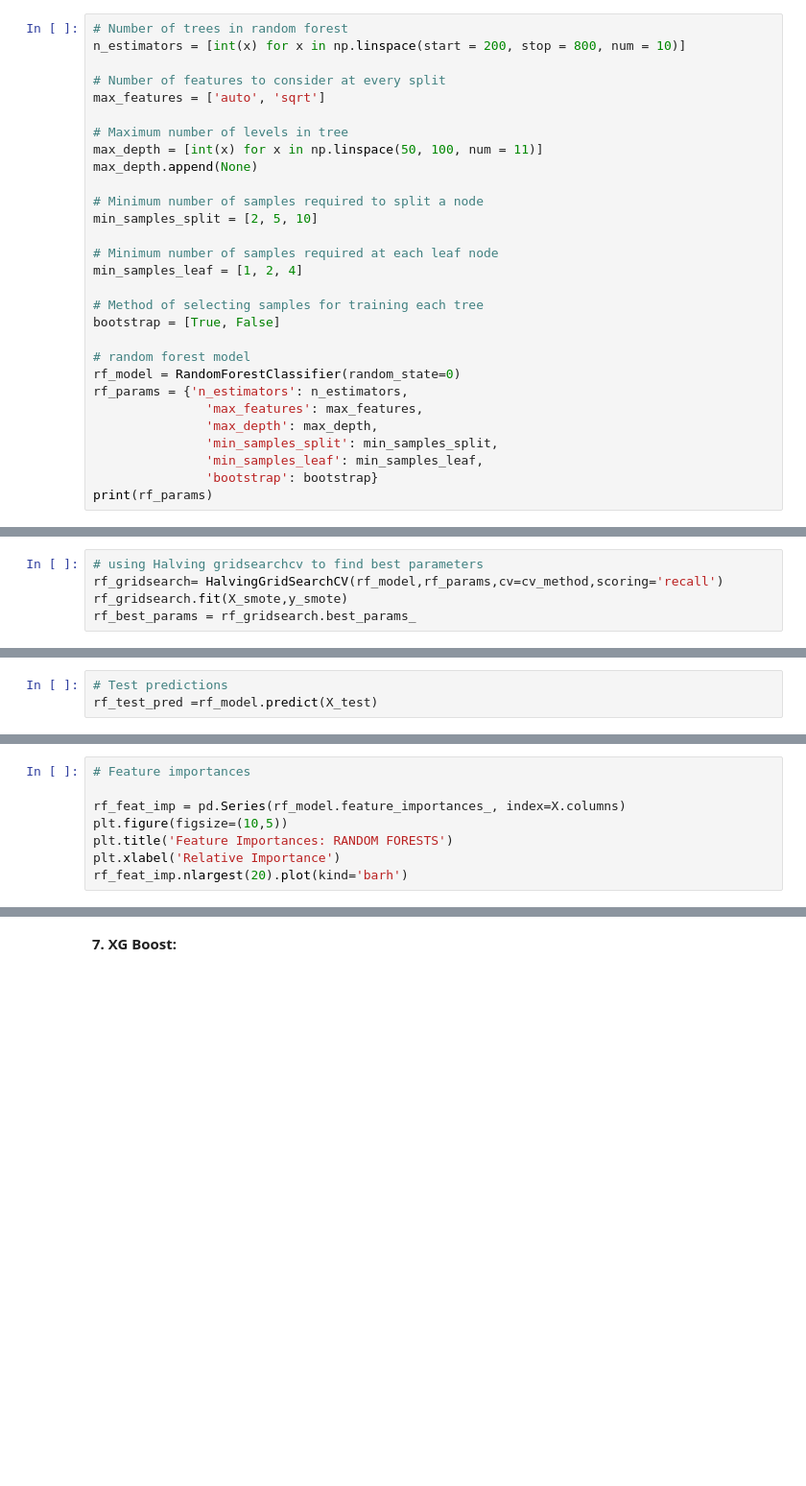
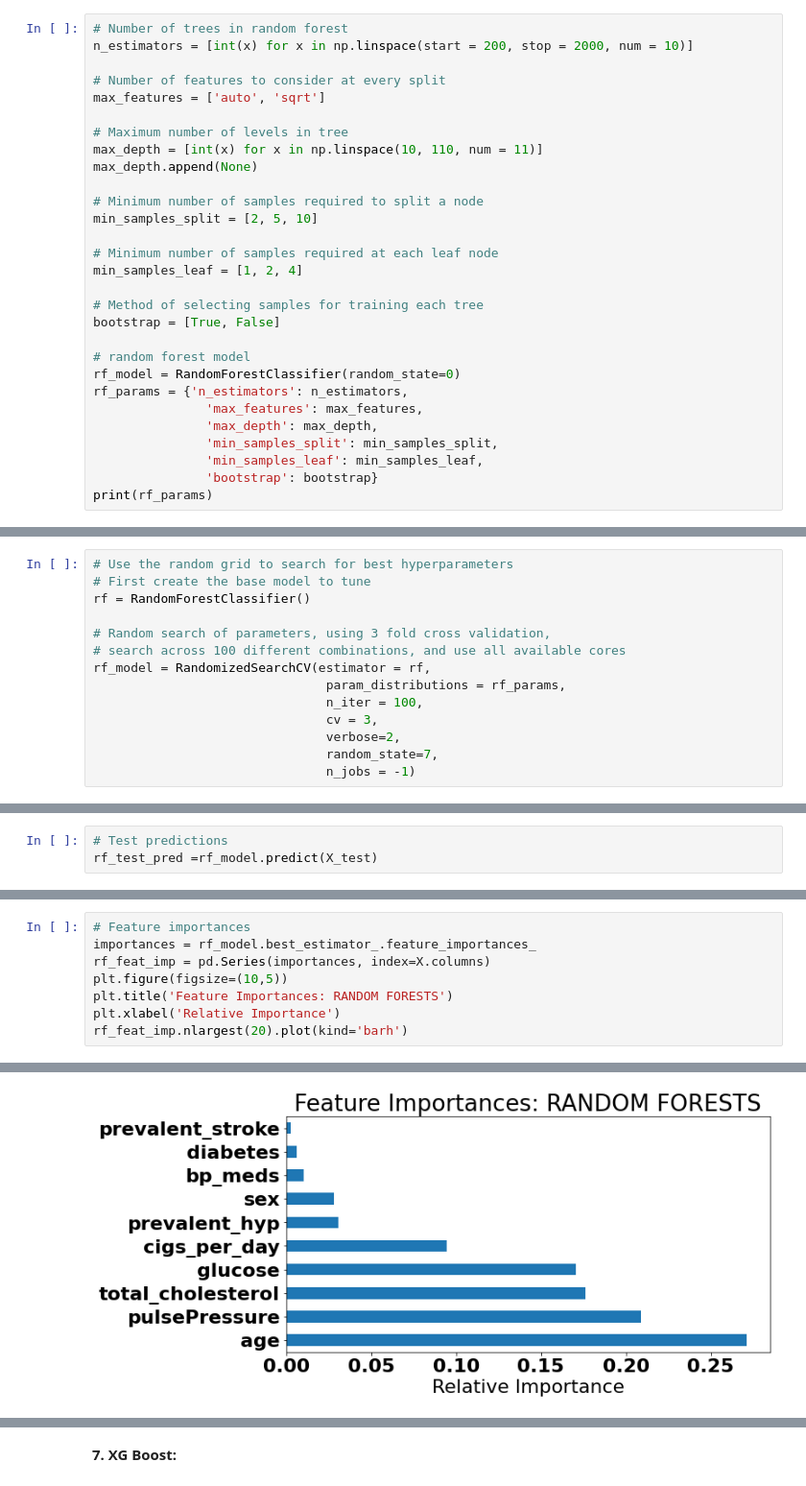
Before and after one commit to Mayank0195/Capstone_Project_ML_Classification, a Jupyter notebook: Cardiovascular_Risk_Prediction_Capstone_Project.ipynb, the cells around one changed output, grey strips where cells are left out. Shown at 96% size. Cells and saved outputs as stored; diff of their text form; blank space fills up the shorter version.

```diff
--- a/Cardiovascular_Risk_Prediction_Capstone_Project.ipynb
+++ b/Cardiovascular_Risk_Prediction_Capstone_Project.ipynb
@@ -1829,12 +1851,12 @@ from sklearn.ensemble import RandomForestClassifier
 # %%
 # Number of trees in random forest
-n_estimators = [int(x) for x in np.linspace(start = 200, stop = 800, num = 10)]
+n_estimators = [int(x) for x in np.linspace(start = 200, stop = 2000, num = 10)]
 
 # Number of features to consider at every split
 max_features = ['auto', 'sqrt']
 
 # Maximum number of levels in tree
-max_depth = [int(x) for x in np.linspace(50, 100, num = 11)]
+max_depth = [int(x) for x in np.linspace(10, 110, num = 11)]
 max_depth.append(None)
 
 # Minimum number of samples required to split a node
@@ -1863,5 +1881,0 @@ from sklearn.model_selection import HalvingGridSearchCV
-# %%
-# using Halving gridsearchcv to find best parameters
-rf_gridsearch= HalvingGridSearchCV(rf_model,rf_params,cv=cv_method,scoring='recall')
-rf_gridsearch.fit(X_smote,y_smote)
-rf_best_params = rf_gridsearch.best_params_
@@ -1878,3 +1882,17 @@ rf_model = RandomForestClassifier(n_estimators=rf_best_params['n_estimators'],
+# %%
+# Use the random grid to search for best hyperparameters
+# First create the base model to tune
+rf = RandomForestClassifier()
+
+# Random search of parameters, using 3 fold cross validation,
+# search across 100 different combinations, and use all available cores
+rf_model = RandomizedSearchCV(estimator = rf,
+                               param_distributions = rf_params,
+                               n_iter = 100,
+                               cv = 3,
+                               verbose=2,
+                               random_state=7,
+                               n_jobs = -1)
 # %%
 # fit
 rf_model.fit(X_smote,y_smote)
@@ -1898,8 +1946,9 @@ print(classification_report(y_test,rf_test_pred))
 # %%
 # Feature importances
-
-rf_feat_imp = pd.Series(rf_model.feature_importances_, index=X.columns)
+importances = rf_model.best_estimator_.feature_importances_
+rf_feat_imp = pd.Series(importances, index=X.columns)
 plt.figure(figsize=(10,5))
 plt.title('Feature Importances: RANDOM FORESTS')
 plt.xlabel('Relative Importance')
 rf_feat_imp.nlargest(20).plot(kind='barh')
+# %% [output]
@@ -1906,3 +1956,4 @@ rf_feat_imp.nlargest(20).plot(kind='barh')
+[figure, added]
 # %%
 # Confusion matrix
 rf_confusion_matrix = cm(y_test, rf_test_pred)
```
Also changed, not shown: parts of 79 cells of this notebook.
